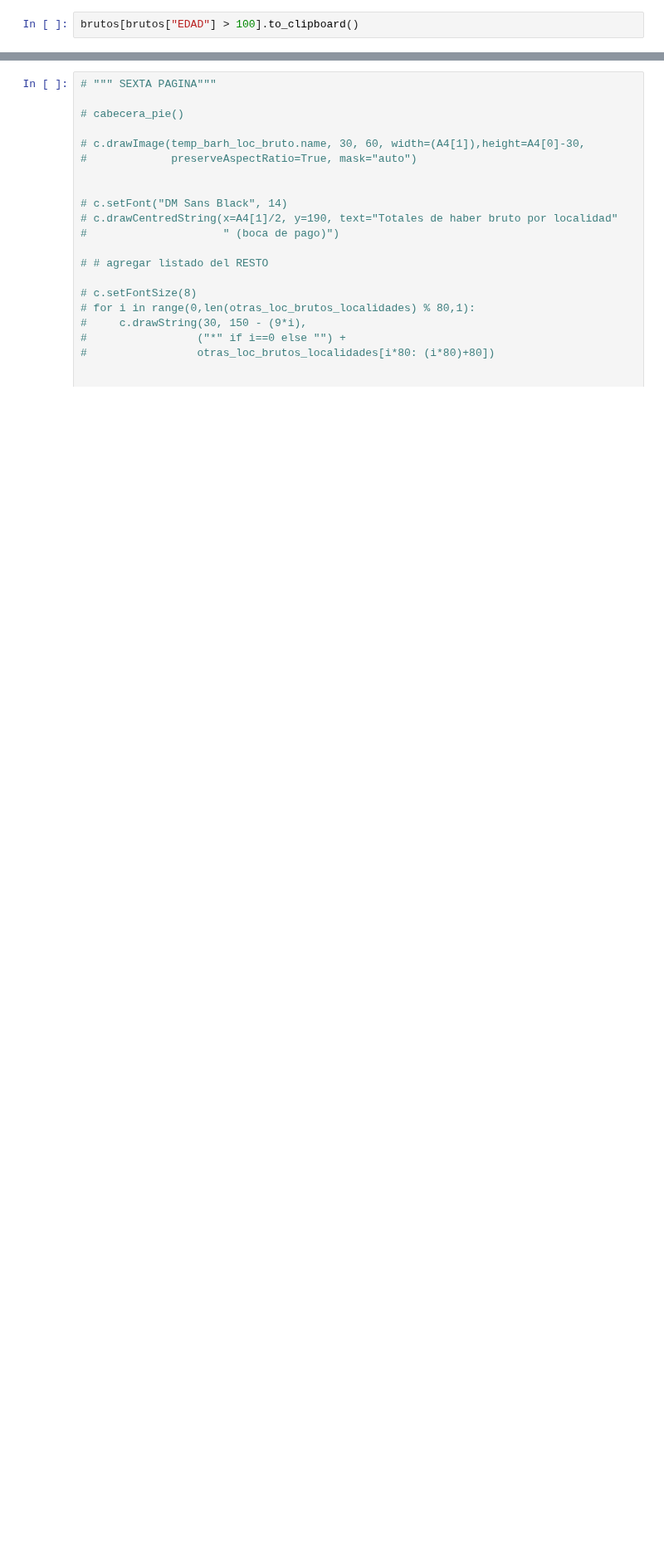
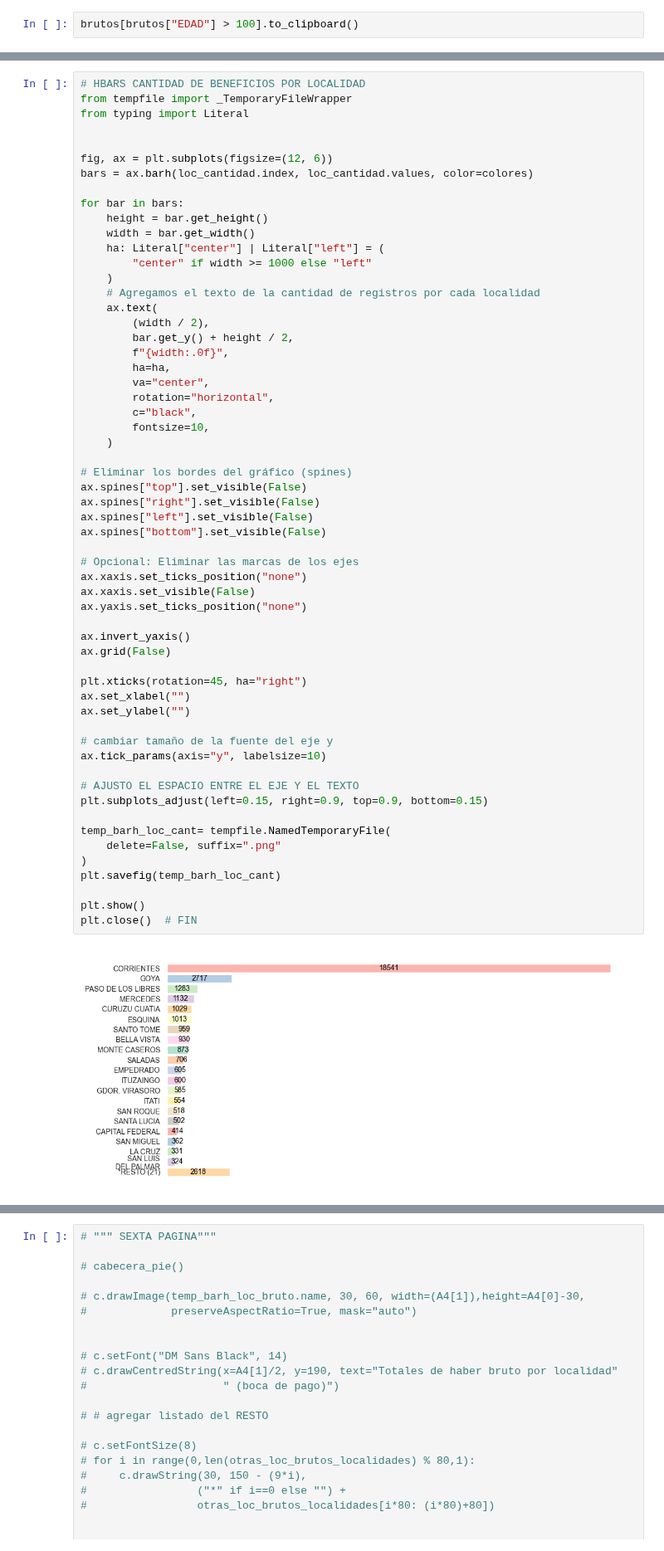
Before and after one commit to chrisgalvez/ReportesLiquidaciones, a Jupyter notebook: estadisticas-liquidaciones.ipynb, the cells around one changed output, grey strips where cells are left out. Shown at 83% size. Drawn from its saved outputs; the diff is of its cells as text; blank space fills up the shorter version.

```diff
--- a/estadisticas-liquidaciones.ipynb
+++ b/estadisticas-liquidaciones.ipynb
@@ -1169,0 +800,60 @@ temp_bar_haberes_medios.close()
+# %%
+# HBARS CANTIDAD DE BENEFICIOS POR LOCALIDAD
+from tempfile import _TemporaryFileWrapper
+from typing import Literal
+
+
+fig, ax = plt.subplots(figsize=(12, 6))
+bars = ax.barh(loc_cantidad.index, loc_cantidad.values, color=colores)
+
+for bar in bars:
+    height = bar.get_height()
+    width = bar.get_width()
+    ha: Literal["center"] | Literal["left"] = (
+        "center" if width >= 1000 else "left"
+    )
+    # Agregamos el texto de la cantidad de registros por cada localidad
+    ax.text(
+        (width / 2),
+        bar.get_y() + height / 2,
+        f"{width:.0f}",
+        ha=ha,
+        va="center",
+        rotation="horizontal",
+        c="black",
+        fontsize=10,
+    )
+
+# Eliminar los bordes del gráfico (spines)
+ax.spines["top"].set_visible(False)
+ax.spines["right"].set_visible(False)
+ax.spines["left"].set_visible(False)
+ax.spines["bottom"].set_visible(False)
+
+# Opcional: Eliminar las marcas de los ejes
+ax.xaxis.set_ticks_position("none")
+ax.xaxis.set_visible(False)
+ax.yaxis.set_ticks_position("none")
+
+ax.invert_yaxis()
+ax.grid(False)
+
+plt.xticks(rotation=45, ha="right")
+ax.set_xlabel("")
+ax.set_ylabel("")
+
+# cambiar tamaño de la fuente del eje y
+ax.tick_params(axis="y", labelsize=10)
+
+# AJUSTO EL ESPACIO ENTRE EL EJE Y EL TEXTO
+plt.subplots_adjust(left=0.15, right=0.9, top=0.9, bottom=0.15)
+
+temp_barh_loc_cant= tempfile.NamedTemporaryFile(
+    delete=False, suffix=".png"
+)
+plt.savefig(temp_barh_loc_cant)
+
+plt.show()
+plt.close()  # FIN
+# %% [output]
+[figure, added]
```
Also changed, not shown: parts of 70 cells of this notebook, 7 other files.
